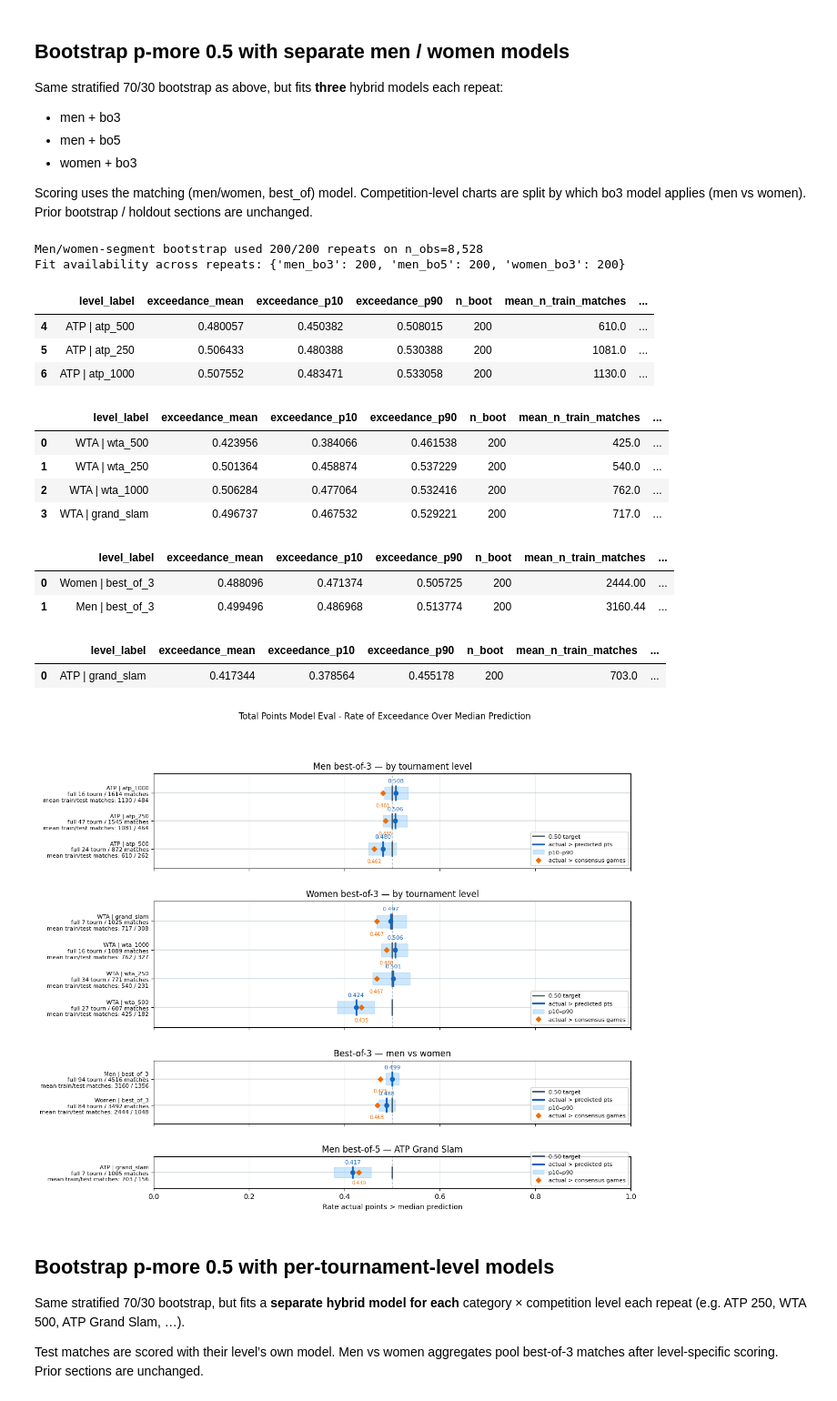
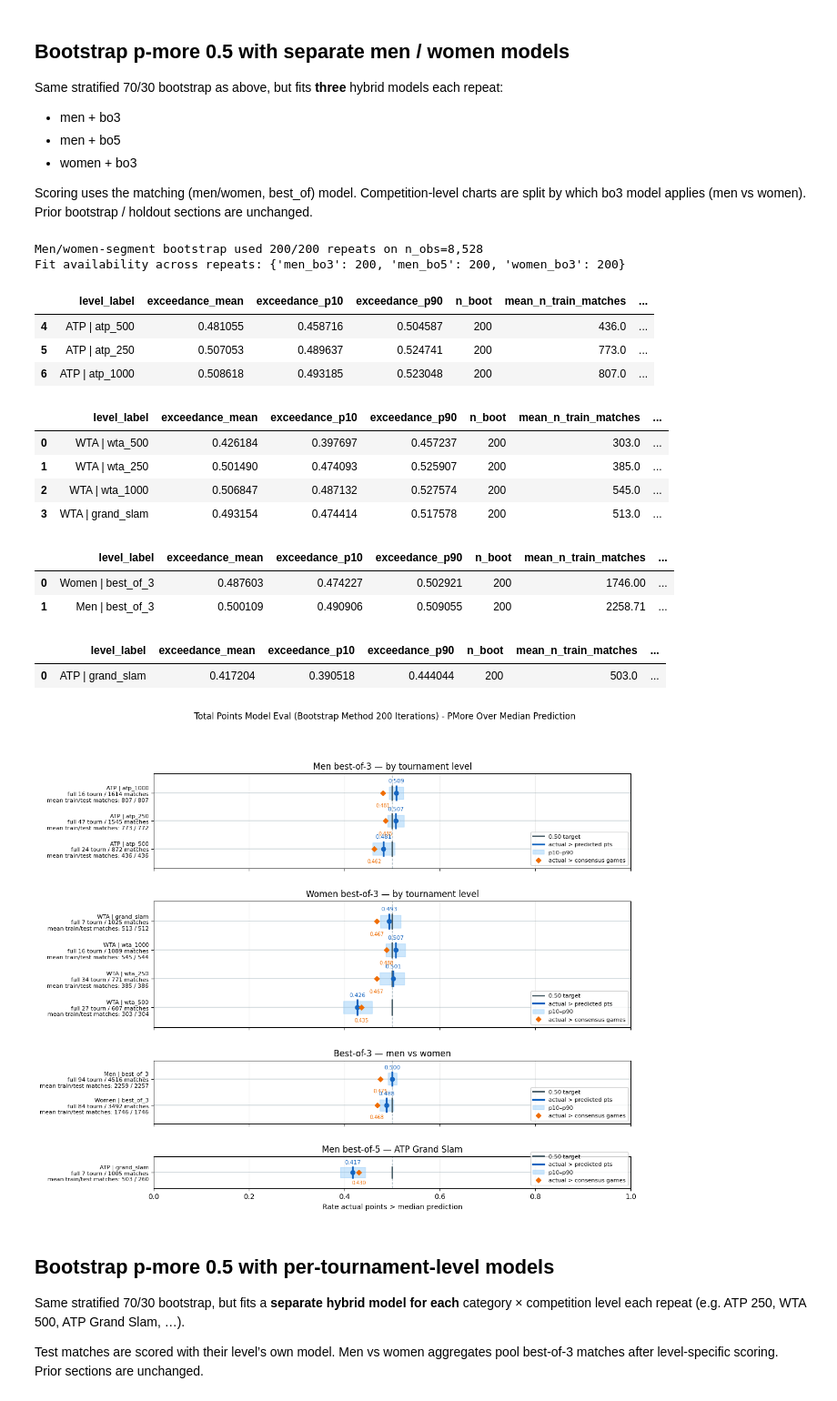
Before and after one commit to mattholden/tennis-origination, a Jupyter notebook: originated_models/total_points_oj_line_mle.ipynb, the cells around one changed output. Shown at 91% size. Drawn from its saved outputs; the diff is of its cells as text; code cells hidden in the pictures.

```diff
--- a/originated_models/total_points_oj_line_mle.ipynb
+++ b/originated_models/total_points_oj_line_mle.ipynb
@@ -779,7 +779,7 @@ if "_draw_bootstrap_exceedance" not in globals():
     raise ValueError("Run the previous bootstrap plot cell first (defines _draw_bootstrap_exceedance).")
 
 N_REPEATS_BOOT_SEX = 200
-TEST_SIZE_BOOT_SEX = 0.30
+TEST_SIZE_BOOT_SEX = 0.50
 
 sex_boot_panels = bootstrap_pmore_half_panels_by_gender(
     data["filtered_df"].copy(),
@@ -831,7 +831,7 @@ fig, axes = plt.subplots(
     },
 )
 fig.suptitle(
-    f"Total Points Model Eval - Rate of Exceedance Over Median Prediction",
+    f"Total Points Model Eval (Bootstrap Method 200 Iterations) - PMore Over Median Prediction",
     y=0.995,
 )
 
@@ -842,44 +842,44 @@ _draw_bootstrap_exceedance(
     show_xlabel=False,
 )
 _draw_bootstrap_exceedance(
     axes[1],
     women_level_df,
     title="Women best-of-3 — by tournament level",
     show_xlabel=False,
 )
 _draw_bootstrap_exceedance(
     axes[2],
     g_sex_df,
     title="Best-of-3 — men vs women",
     show_xlabel=False,
 )
 _draw_bootstrap_exceedance(
     axes[3],
     g_gs_df,
     title="Men best-of-5 — ATP Grand Slam",
     show_xlabel=True,
 )
 
 plt.tight_layout()
 plt.show()
 # %% [output]
 Men/women-segment bootstrap used 200/200 repeats on n_obs=8,528
 Fit availability across repeats: {'men_bo3': 200, 'men_bo5': 200, 'women_bo3': 200}
 |  | level_label | exceedance_mean | exceedance_p10 | exceedance_p90 | n_boot | mean_n_train_matches | ... |
-| 4 | ATP | atp_500 | 0.480057 | 0.450382 | 0.508015 | 200 | 610.0 | ... |
-| 5 | ATP | atp_250 | 0.506433 | 0.480388 | 0.530388 | 200 | 1081.0 | ... |
-| 6 | ATP | atp_1000 | 0.507552 | 0.483471 | 0.533058 | 200 | 1130.0 | ... |
+| 4 | ATP | atp_500 | 0.481055 | 0.458716 | 0.504587 | 200 | 436.0 | ... |
+| 5 | ATP | atp_250 | 0.507053 | 0.489637 | 0.524741 | 200 | 773.0 | ... |
+| 6 | ATP | atp_1000 | 0.508618 | 0.493185 | 0.523048 | 200 | 807.0 | ... |
 |  | level_label | exceedance_mean | exceedance_p10 | exceedance_p90 | n_boot | mean_n_train_matches | ... |
-| 0 | WTA | wta_500 | 0.423956 | 0.384066 | 0.461538 | 200 | 425.0 | ... |
-| 1 | WTA | wta_250 | 0.501364 | 0.458874 | 0.537229 | 200 | 540.0 | ... |
-| 2 | WTA | wta_1000 | 0.506284 | 0.477064 | 0.532416 | 200 | 762.0 | ... |
-| 3 | WTA | grand_slam | 0.496737 | 0.467532 | 0.529221 | 200 | 717.0 | ... |
+| 0 | WTA | wta_500 | 0.426184 | 0.397697 | 0.457237 | 200 | 303.0 | ... |
+| 1 | WTA | wta_250 | 0.501490 | 0.474093 | 0.525907 | 200 | 385.0 | ... |
+| 2 | WTA | wta_1000 | 0.506847 | 0.487132 | 0.527574 | 200 | 545.0 | ... |
+| 3 | WTA | grand_slam | 0.493154 | 0.474414 | 0.517578 | 200 | 513.0 | ... |
 |  | level_label | exceedance_mean | exceedance_p10 | exceedance_p90 | n_boot | mean_n_train_matches | ... |
-| 0 | Women | best_of_3 | 0.488096 | 0.471374 | 0.505725 | 200 | 2444.00 | ... |
-| 1 | Men | best_of_3 | 0.499496 | 0.486968 | 0.513774 | 200 | 3160.44 | ... |
+| 0 | Women | best_of_3 | 0.487603 | 0.474227 | 0.502921 | 200 | 1746.00 | ... |
+| 1 | Men | best_of_3 | 0.500109 | 0.490906 | 0.509055 | 200 | 2258.71 | ... |
 |  | level_label | exceedance_mean | exceedance_p10 | exceedance_p90 | n_boot | mean_n_train_matches | ... |
-| 0 | ATP | grand_slam | 0.417344 | 0.378564 | 0.455178 | 200 | 703.0 | ... |
+| 0 | ATP | grand_slam | 0.417204 | 0.390518 | 0.444044 | 200 | 503.0 | ... |
-[figure, old version]
+[figure, new version]
 # %% [markdown]
 ## Bootstrap p-more 0.5 with per-tournament-level models
 
```
Also changed, not shown: parts of 7 cells of this notebook, 7 other files.
